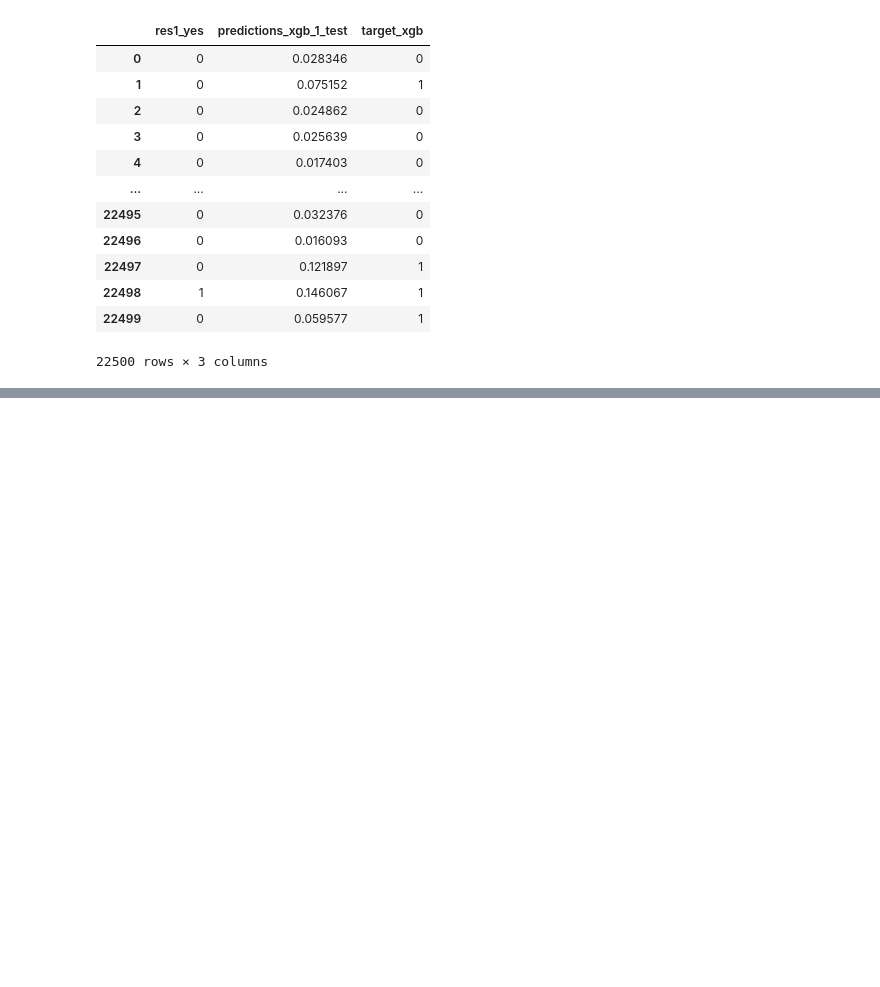
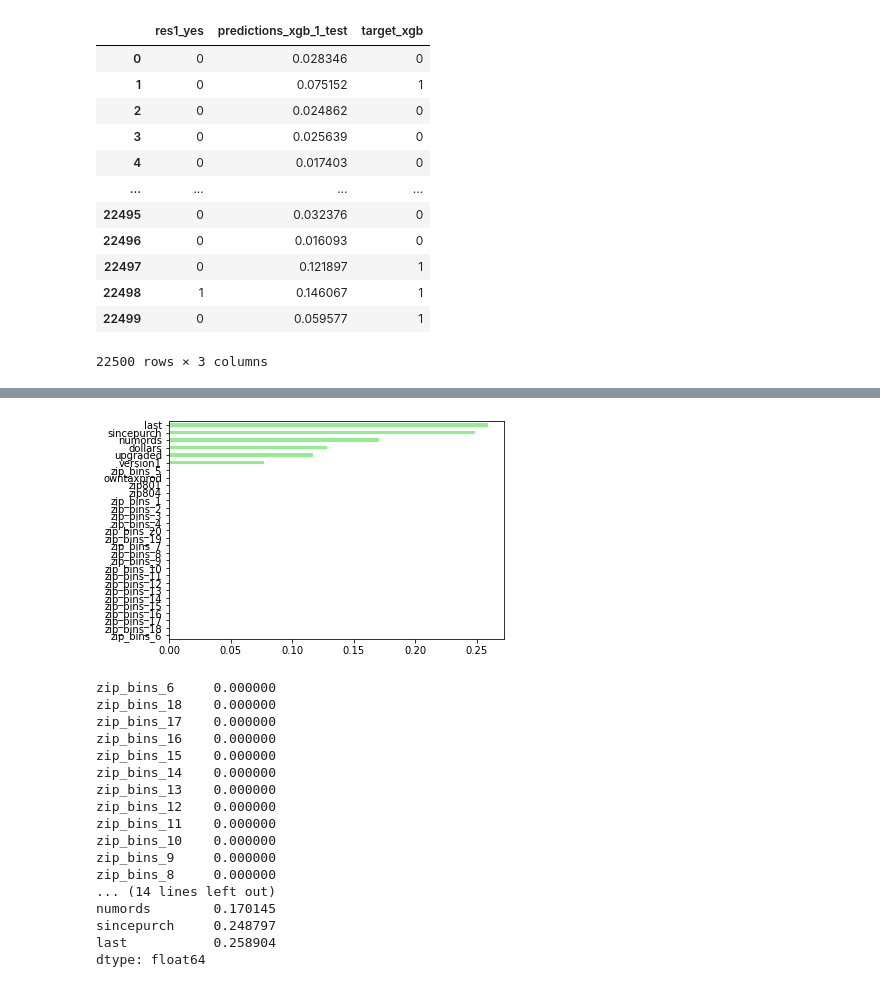
Before and after one commit to sauravjayan/Intuit-Quickbooks-Redux, a Jupyter notebook: intuit-redux.ipynb, the cells around one changed output, grey strips where cells are left out. Cells and saved outputs as stored; diff of their text form; code cells hidden in the pictures; blank space fills up the shorter version.

```diff
--- a/intuit-redux.ipynb
+++ b/intuit-redux.ipynb
@@ -312,0 +354,4 @@ df_test
+# %%
+intuit75k['zip801'] = np.where(intuit75k['zip'] == "00801",1,0)
+intuit75k['zip804'] = np.where(intuit75k['zip'] == "00804",1,0)
+intuit75k['Res_zip_bin'] = np.where(intuit75k['zip_bins'] == 1,1,0)
@@ -312,0 +380,6 @@ df_test
+# %%
+y = np.array(intuit75k['res1_yes'])
+intuit75k_modified = intuit75k.drop(columns=['zip','res1','res1_yes','sex', 'id','training','Res_zip_bin','bizflag','version_status'], axis=1)
+intuit75k_modified['zip_bins'] = pd.Categorical(intuit75k_modified['zip_bins'])
+intuit75k_modified = pd.get_dummies(intuit75k_modified)
+intuit75k_modified.head()
@@ -312,0 +394,4 @@ df_test
+# %%
+intuit75k_cols = list(intuit75k_modified.columns)
+
+X = np.array(intuit75k_modified)
@@ -312,0 +608,18 @@ df_test
+# %%
+%%time
+from sklearn.ensemble import RandomForestRegressor
+from sklearn.ensemble import RandomForestClassifier
+from sklearn.model_selection import train_test_split
+from sklearn.metrics import mean_squared_error as MSE
+
+SEED = 1234
+X_train, X_test, y_train, y_test= train_test_split(X, y,
+                                                   stratify=y,  random_state=SEED, test_size = 0.3)
+
+rf = RandomForestClassifier(n_estimators=400,min_samples_leaf=0.12,random_state=SEED,max_features=3, oob_score=True)
+
+rf.fit(X_train, y_train)
+y_pred = rf.predict(X_test)
+rmse_test = MSE(y_test, y_pred)**(1/2)
+
+print('Test set RMSE of rf: {:.2f}'.format(rmse_test))
@@ -312,0 +630,27 @@ df_test
+# %%
+import pandas as pd
+import matplotlib.pyplot as plt
+
+importances_rf = pd.Series(rf.feature_importances_, index = intuit75k_cols)
+sorted_importances_rf = importances_rf.sort_values()
+sorted_importances_rf.plot(kind='barh', color='lightgreen'); plt.show()
+sorted_importances_rf
+# %% [output]
+[figure, added]
+zip_bins_6     0.000000
+zip_bins_18    0.000000
+zip_bins_17    0.000000
+zip_bins_16    0.000000
+zip_bins_15    0.000000
+zip_bins_14    0.000000
+zip_bins_13    0.000000
+zip_bins_12    0.000000
+zip_bins_11    0.000000
+zip_bins_10    0.000000
+zip_bins_9     0.000000
+zip_bins_8     0.000000
+... (14 lines left out)
+numords        0.170145
+sincepurch     0.248797
+last           0.258904
+dtype: float64
```
Also changed, not shown: parts of 53 cells of this notebook.
